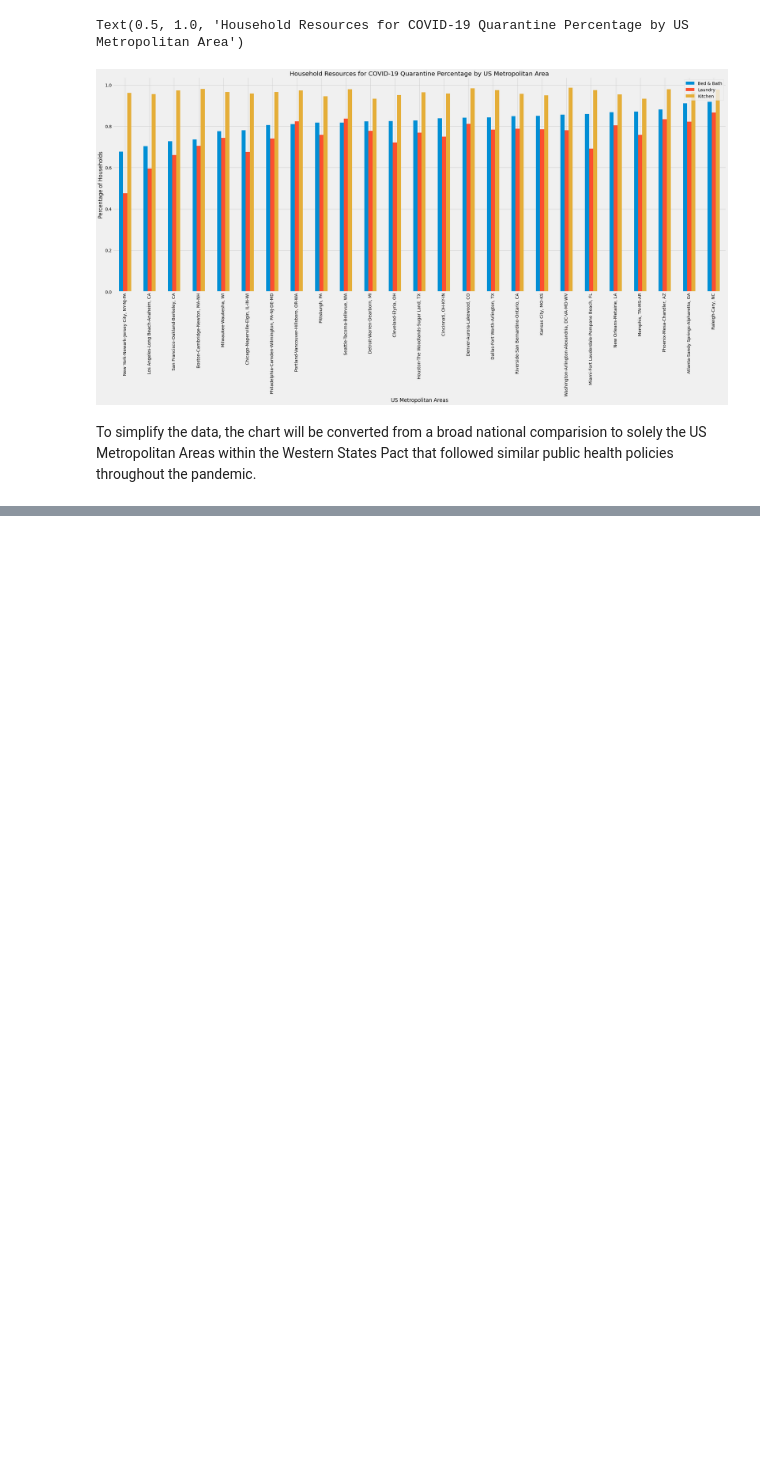
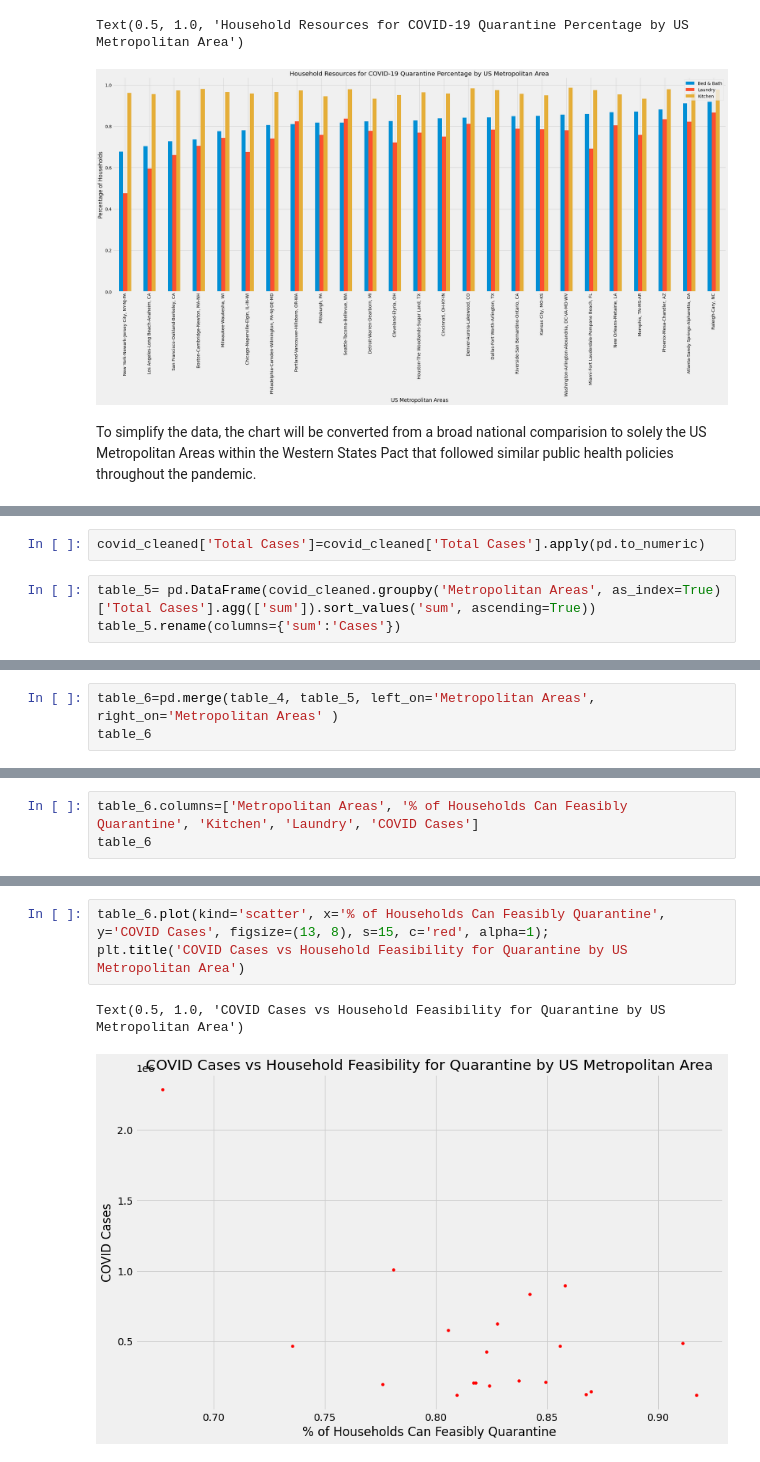
Before and after one commit to swsugarman/COVID_HousingIsolationFeasibility, a Jupyter notebook: eda.ipynb, the cells around one changed output, grey strips where cells are left out. Drawn from its saved outputs; the diff is of its cells as text; blank space fills up the shorter version.

```diff
--- a/eda.ipynb
+++ b/eda.ipynb
@@ -451,0 +501,5 @@ Text(0.5, 1.0, 'Households With Complete Resources for COVID-19 Quarantine by US
+# %%
+covid_cleaned['Total Cases']=covid_cleaned['Total Cases'].apply(pd.to_numeric)
+# %%
+table_5= pd.DataFrame(covid_cleaned.groupby('Metropolitan Areas', as_index=True)['Total Cases'].agg(['sum']).sort_values('sum', ascending=True))
+table_5.rename(columns={'sum':'Cases'})
@@ -451,0 +521,3 @@ Text(0.5, 1.0, 'Households With Complete Resources for COVID-19 Quarantine by US
+# %%
+table_6=pd.merge(table_4, table_5, left_on='Metropolitan Areas', right_on='Metropolitan Areas' )
+table_6
@@ -451,0 +542,3 @@ Text(0.5, 1.0, 'Households With Complete Resources for COVID-19 Quarantine by US
+# %%
+table_6.columns=['Metropolitan Areas', '% of Households Can Feasibly Quarantine', 'Kitchen', 'Laundry', 'COVID Cases']
+table_6
@@ -451,0 +563,6 @@ Text(0.5, 1.0, 'Households With Complete Resources for COVID-19 Quarantine by US
+# %%
+table_6.plot(kind='scatter', x='% of Households Can Feasibly Quarantine', y='COVID Cases', figsize=(13, 8), s=15, c='red', alpha=1);
+plt.title('COVID Cases vs Household Feasibility for Quarantine by US Metropolitan Area')
+# %% [output]
+Text(0.5, 1.0, 'COVID Cases vs Household Feasibility for Quarantine by US Metropolitan Area')
+[figure, added]
```
Also changed, not shown: parts of 18 cells of this notebook, 1 other file.
